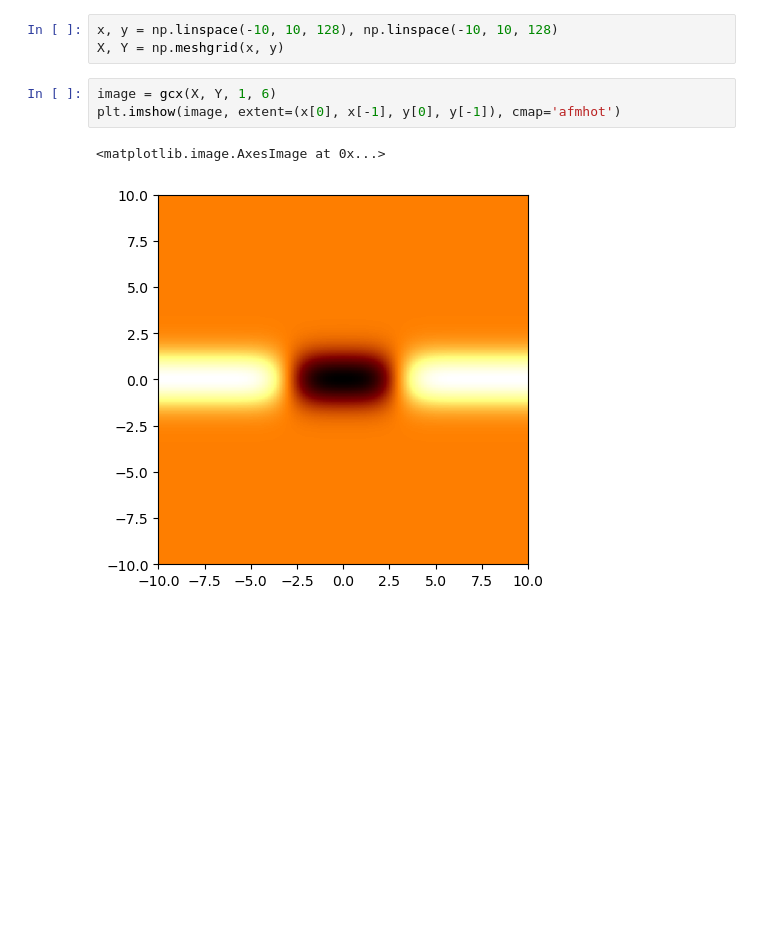
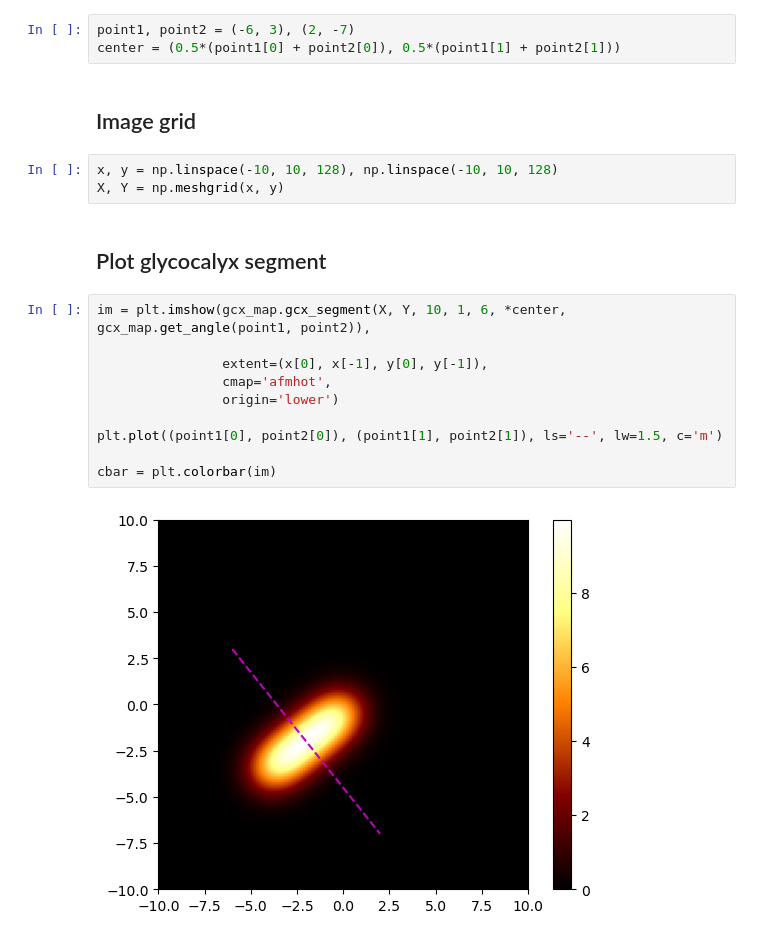
Before and after one commit to drkutuzov/glycocalyx-image-tools, a Jupyter notebook: gcx-tools/gcx_map.ipynb, the cells around one changed output. Saved outputs shown, nothing was run; the diff lists cells and outputs as text; blank space fills up the shorter version.

Commit message:
notebook example for plotting glycocalyx segment

```diff
--- a/gcx-tools/gcx_map.ipynb
+++ b/gcx-tools/gcx_map.ipynb
@@ -10,9 +7,22 @@ def gcx(x, y, s, d):
+# %%
+point1, point2 = (-6, 3), (2, -7)
+center = (0.5*(point1[0] + point2[0]), 0.5*(point1[1] + point2[1]))
+# %% [markdown]
+## Image grid
 # %%
 x, y = np.linspace(-10, 10, 128), np.linspace(-10, 10, 128)
 X, Y = np.meshgrid(x, y)
-# %%
-image = gcx(X, Y, 1, 6)
-plt.imshow(image, extent=(x[0], x[-1], y[0], y[-1]), cmap='afmhot')
-# %% [output]
-<matplotlib.image.AxesImage at 0x...>
-[figure, removed]
+# %% [markdown]
+## Plot glycocalyx segment
+# %%
+im = plt.imshow(gcx_map.gcx_segment(X, Y, 10, 1, 6, *center, gcx_map.get_angle(point1, point2)),
+
+                extent=(x[0], x[-1], y[0], y[-1]),
+                cmap='afmhot',
+                origin='lower')
+
+plt.plot((point1[0], point2[0]), (point1[1], point2[1]), ls='--', lw=1.5, c='m')
+
+cbar = plt.colorbar(im)
+# %% [output]
+[figure, added]
```
Also changed, not shown: parts of 3 cells of this notebook.
